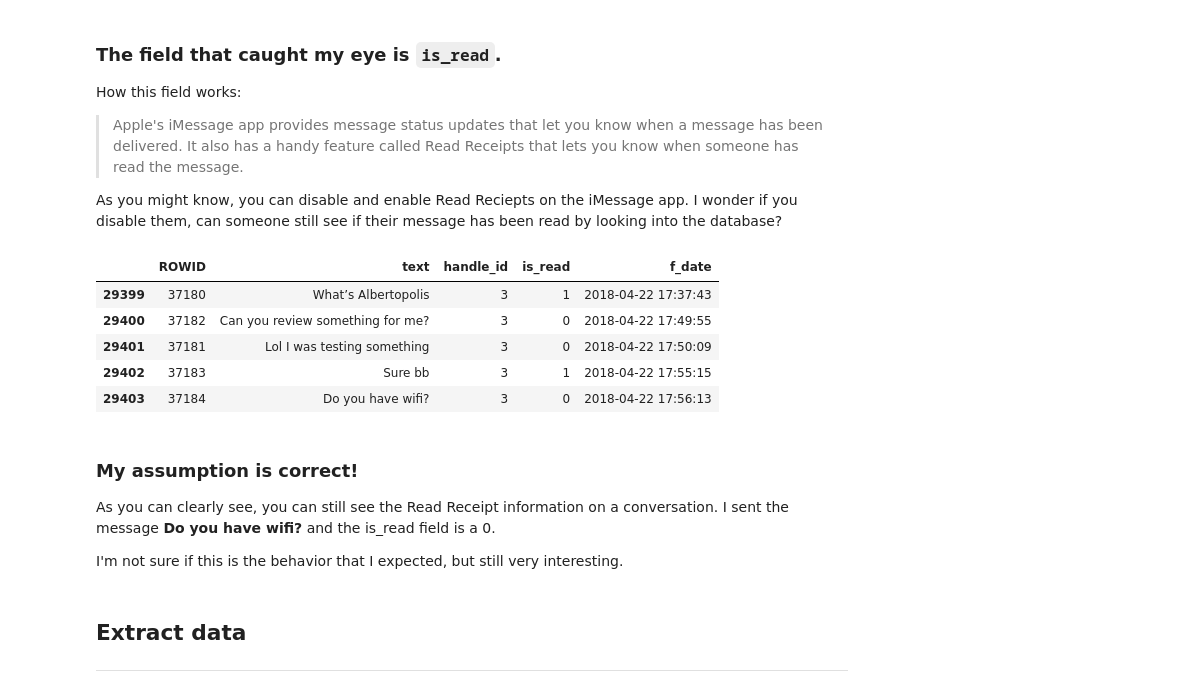
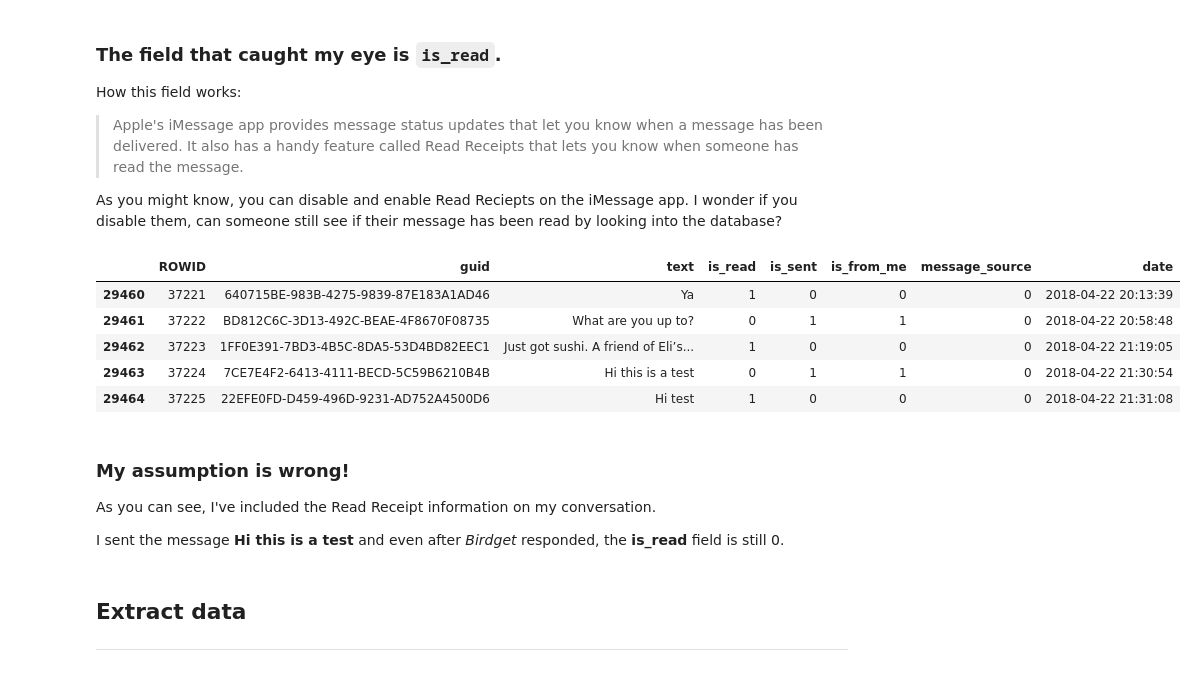
Before and after one commit to adamstueckrath/iMessgeAnalysis, a Jupyter notebook: iMessage Analysis.ipynb, the cells around one changed output. Saved outputs shown, nothing was run; the diff lists cells and outputs as text; code cells hidden in the pictures.

Commit message:
Edited markdown about is_read column

```diff
--- a/iMessage Analysis.ipynb
+++ b/iMessage Analysis.ipynb
@@ -111,38 +111,36 @@ As you might know, you can disable and enable Read Reciepts on the iMessage app.
 # %%
 # query to investigate is_read field
 is_read_query = '''
-                SELECT ROWID, text, handle_id, is_read,
-                datetime(substr(date, 1, 9) + 978307200, 'unixepoch', 'localtime') as f_date
+                SELECT ROWID, guid, text, is_read, is_sent, is_from_me, message_source,
+                datetime(substr(date, 1, 9) + 978307200, 'unixepoch', 'localtime') as date
                 FROM message T1
-                    INNER JOIN chat_message_join T2
-                    ON T2.chat_id=3
-                    AND T1.ROWID=T2.message_id
+                WHERE T1.handle_id=3
                 ORDER BY T1.date;
                 '''
 
 # execute sql query in sqlite3
 table = sql_command.execute(is_read_query)
 
 # table.description is description of columns
 column_names = get_col_names(table)
 
 # load sql table into pandas dataframe and pass in the column names
 is_read_df = pd.DataFrame(table.fetchall(), columns = column_names)
 
 is_read_df.tail(5)
 # %% [output]
-|  | ROWID | text | handle_id | is_read | f_date |
-| 29399 | 37180 | What’s Albertopolis | 3 | 1 | 2018-04-22 17:37:43 |
-| 29400 | 37182 | Can you review something for me? | 3 | 0 | 2018-04-22 17:49:55 |
-| 29401 | 37181 | Lol I was testing something | 3 | 0 | 2018-04-22 17:50:09 |
-| 29402 | 37183 | Sure bb | 3 | 1 | 2018-04-22 17:55:15 |
-| 29403 | 37184 | Do you have wifi? | 3 | 0 | 2018-04-22 17:56:13 |
+|  | ROWID | guid | text | is_read | is_sent | is_from_me | message_source | date |
+| 29460 | 37221 | 640715BE-983B-4275-9839-87E183A1AD46 | Ya | 1 | 0 | 0 | 0 | 2018-04-22 20:13:39 |
+| 29461 | 37222 | BD812C6C-3D13-492C-BEAE-4F8670F08735 | What are you up to? | 0 | 1 | 1 | 0 | 2018-04-22 20:58:48 |
+| 29462 | 37223 | 1FF0E391-7BD3-4B5C-8DA5-53D4BD82EEC1 | Just got sushi. A friend of Eli’s... | 1 | 0 | 0 | 0 | 2018-04-22 21:19:05 |
+| 29463 | 37224 | 7CE7E4F2-6413-4111-BECD-5C59B6210B4B | Hi this is a test | 0 | 1 | 1 | 0 | 2018-04-22 21:30:54 |
+| 29464 | 37225 | 22EFE0FD-D459-496D-9231-AD752A4500D6 | Hi test | 1 | 0 | 0 | 0 | 2018-04-22 21:31:08 |
 # %% [markdown]
-### My assumption is correct!
+### My assumption is  wrong!
 
-As you can clearly see, you can still see the Read Receipt information on a conversation. I sent the message **Do you have wifi?** and the is_read field is a 0.
+As you can see, I've included the Read Receipt information on my conversation.
 
-I'm not sure if this is the behavior that I expected, but still very interesting.
+I sent the message **Hi this is a test** and even after *Birdget* responded, the **is_read** field is still 0.
 # %% [markdown]
 ## Extract data
 -----------
```
Also changed, not shown: parts of 10 cells of this notebook.
